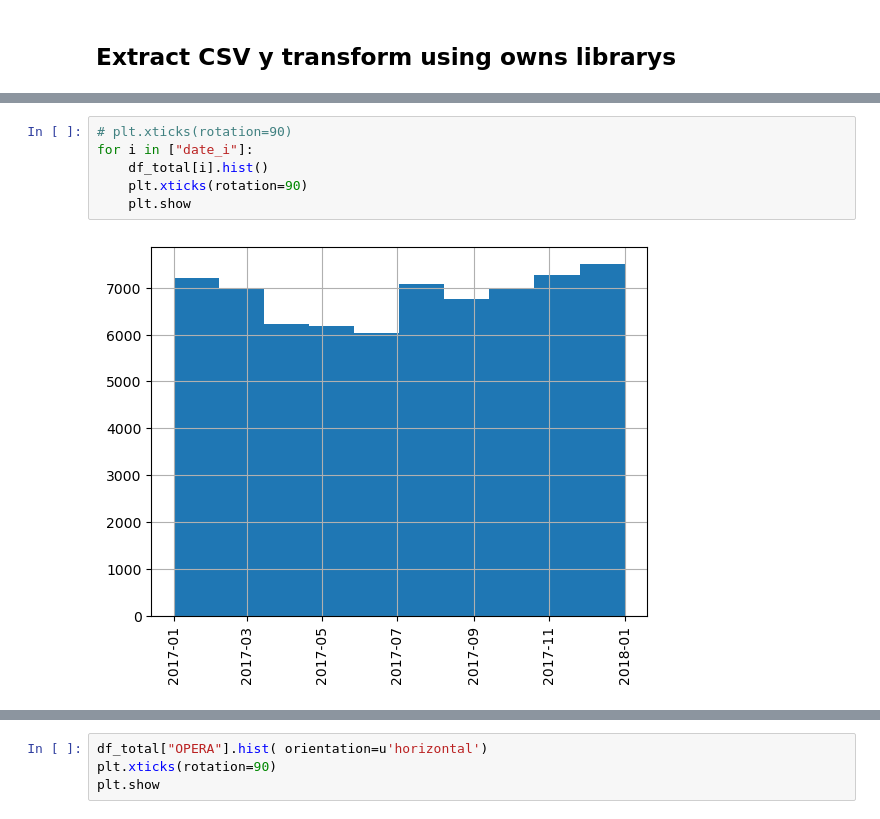
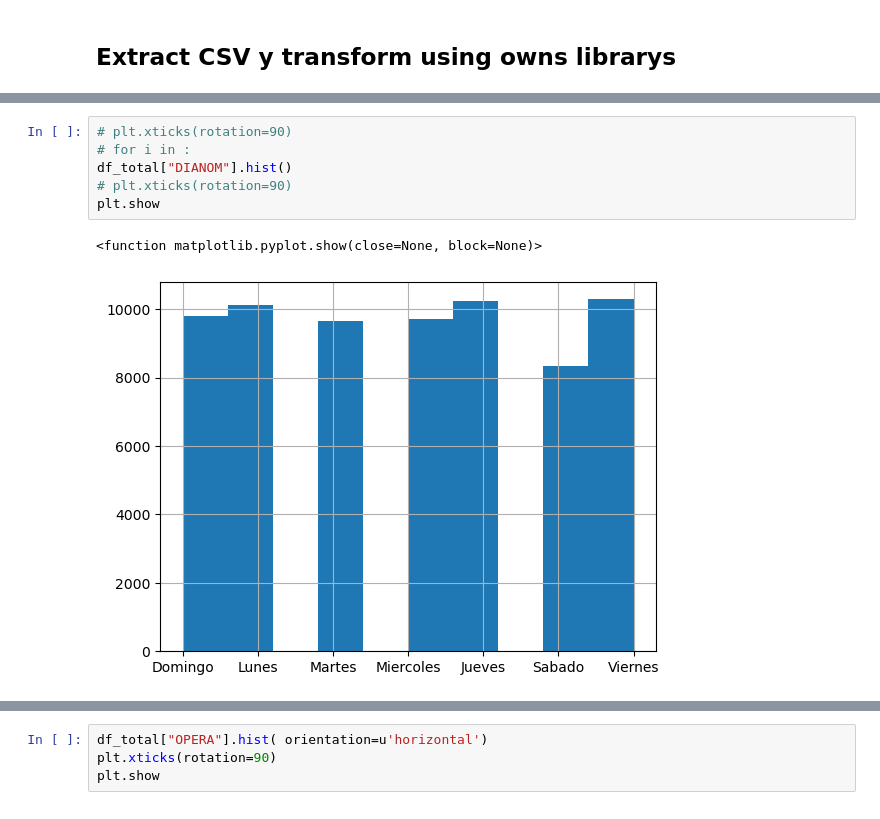
Before and after one commit to rolftb/Challenge-Data-Scientist-Rolf-Traeger, a Jupyter notebook: Solucion_automatizada.ipynb, the cells around one changed output, grey strips where cells are left out. Drawn from its saved outputs; the diff is of its cells as text.

```diff
--- a/Solucion_automatizada.ipynb
+++ b/Solucion_automatizada.ipynb
@@ -119,8 +138,9 @@ df_total["period_day"].hist()
 # %%
 # plt.xticks(rotation=90)
-for i in ["date_i"]:
-    df_total[i].hist()
-    plt.xticks(rotation=90)
-    plt.show
+# for i in :
+df_total["DIANOM"].hist()
+# plt.xticks(rotation=90)
+plt.show
 # %% [output]
+<function matplotlib.pyplot.show(close=None, block=None)>
-[figure, old version]
+[figure, new version]
```
Also changed, not shown: parts of 147 cells of this notebook.
